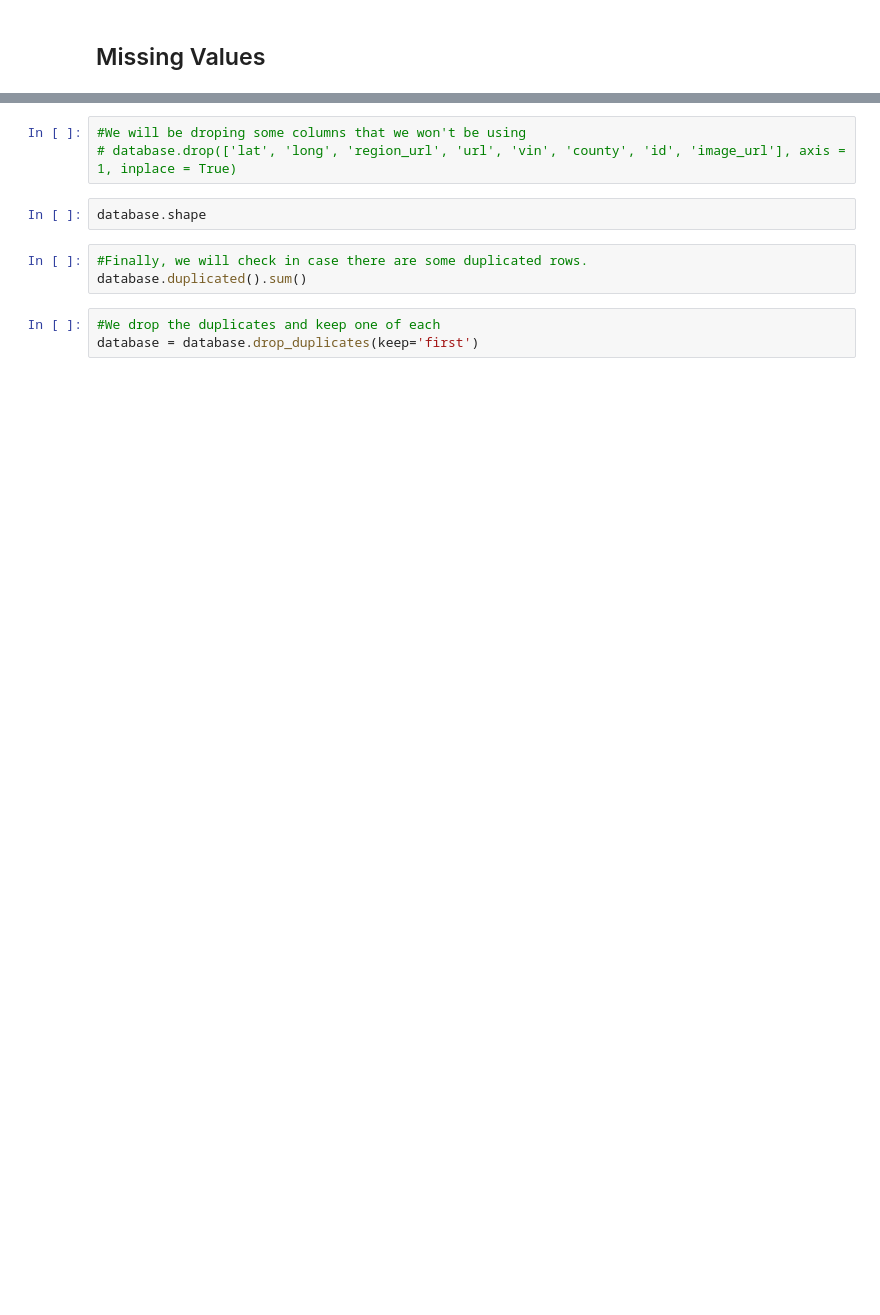
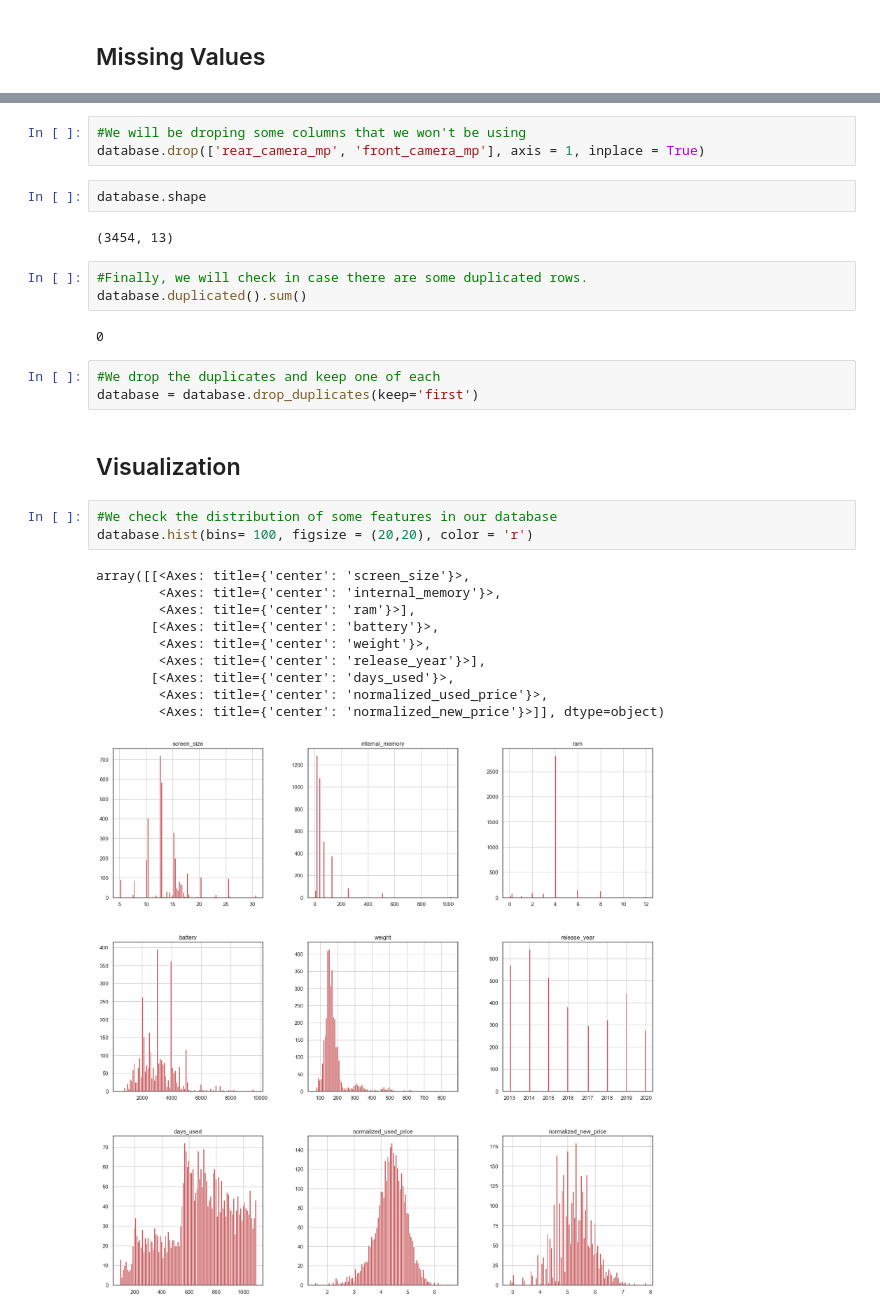
Before and after one commit to kylebower/used-phone-tablet-prices, a Jupyter notebook: usedPhoneTablet.ipynb, the cells around one changed output, grey strips where cells are left out. Drawn from its saved outputs; the diff is of its cells as text; blank space fills up the shorter version.

```diff
--- a/usedPhoneTablet.ipynb
+++ b/usedPhoneTablet.ipynb
@@ -35,11 +85,31 @@ missing_values_count.sort_values(by= 'Null' , ascending = False)
 # %%
 #We will be droping some columns that we won't be using
-# database.drop(['lat', 'long', 'region_url', 'url', 'vin', 'county', 'id', 'image_url'], axis = 1, inplace = True)
+database.drop(['rear_camera_mp', 'front_camera_mp'], axis = 1, inplace = True)
 # %%
 database.shape
+# %% [output]
+(3454, 13)
 # %%
 #Finally, we will check in case there are some duplicated rows.
 database.duplicated().sum()
+# %% [output]
+0
 # %%
 #We drop the duplicates and keep one of each
 database = database.drop_duplicates(keep='first')
+# %% [markdown]
+## Visualization
+# %%
+#We check the distribution of some features in our database
+database.hist(bins= 100, figsize = (20,20), color = 'r')
+# %% [output]
+array([[<Axes: title={'center': 'screen_size'}>,
+        <Axes: title={'center': 'internal_memory'}>,
+        <Axes: title={'center': 'ram'}>],
+       [<Axes: title={'center': 'battery'}>,
+        <Axes: title={'center': 'weight'}>,
+        <Axes: title={'center': 'release_year'}>],
+       [<Axes: title={'center': 'days_used'}>,
+        <Axes: title={'center': 'normalized_used_price'}>,
+        <Axes: title={'center': 'normalized_new_price'}>]], dtype=object)
+[figure, added]
```
Also changed, not shown: parts of 38 cells of this notebook.
